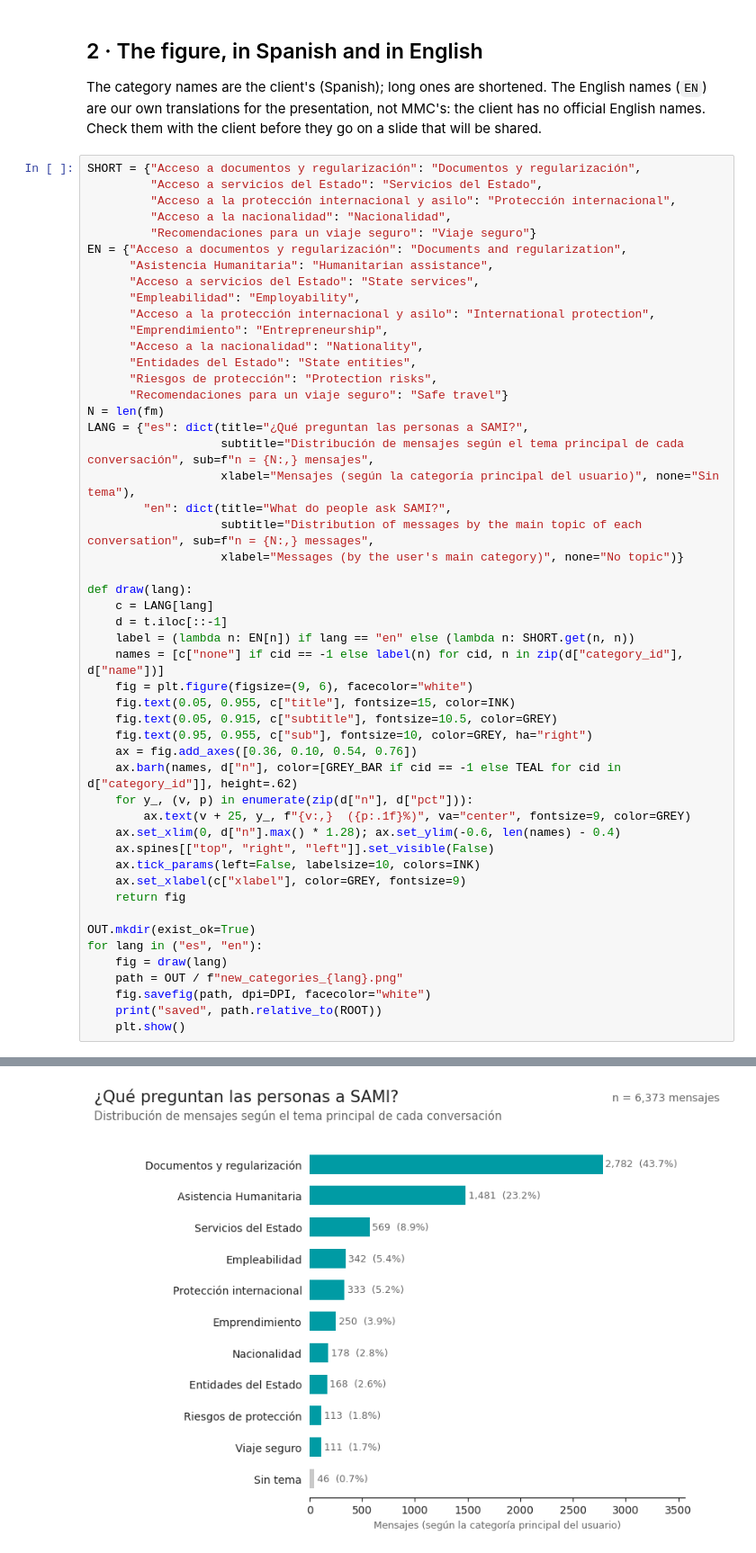
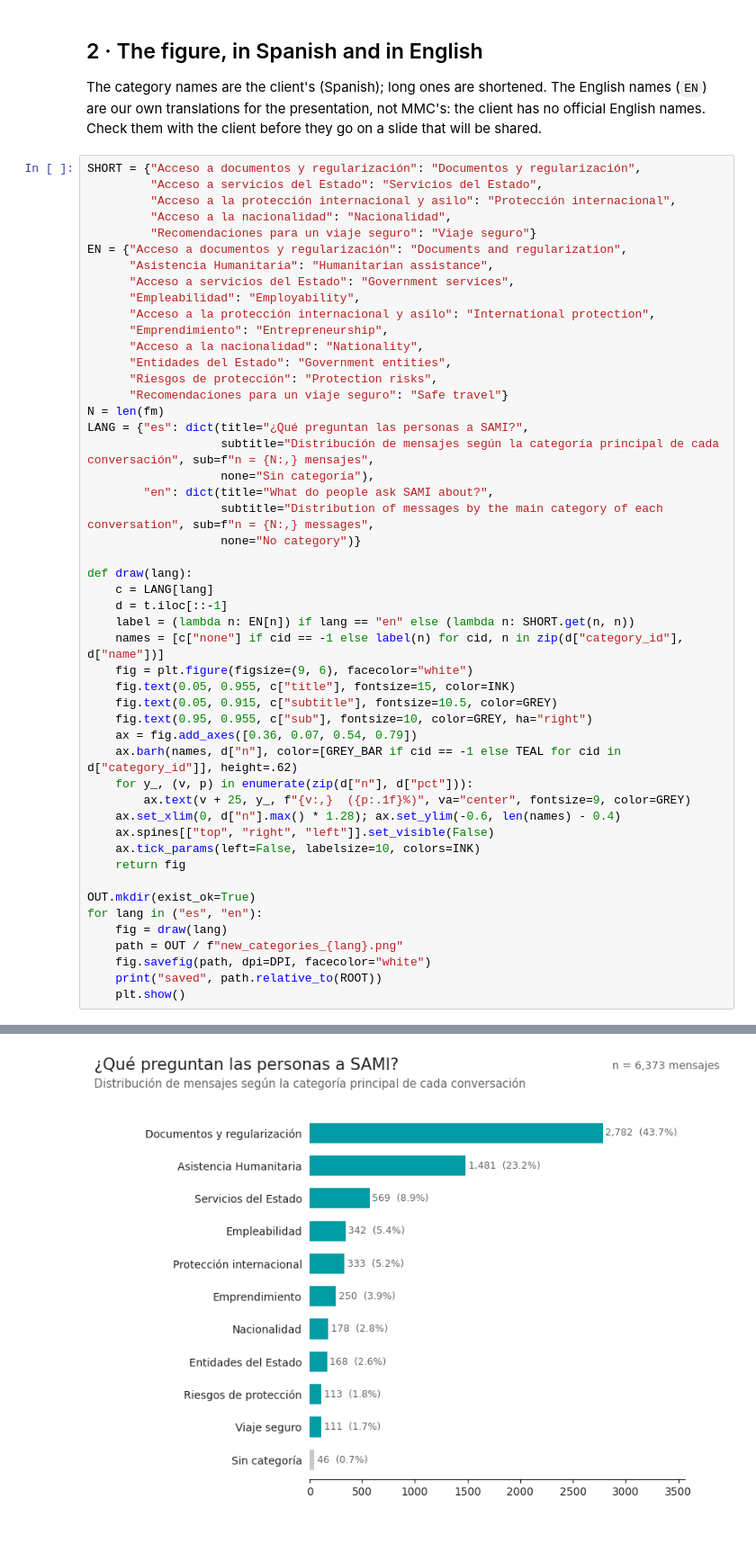
Before and after one commit to DiversaStudio/chatbot_methodology_mmc, a Jupyter notebook: notebooks/07_new_categories_figures.ipynb, the cells around one changed output, grey strips where cells are left out. Shown at 90% size. Drawn from its saved outputs; the diff is of its cells as text.

```diff
--- a/notebooks/07_new_categories_figures.ipynb
+++ b/notebooks/07_new_categories_figures.ipynb
@@ -81,49 +81,48 @@ SHORT = {"Acceso a documentos y regularización": "Documentos y regularización"
          "Recomendaciones para un viaje seguro": "Viaje seguro"}
 EN = {"Acceso a documentos y regularización": "Documents and regularization",
       "Asistencia Humanitaria": "Humanitarian assistance",
-      "Acceso a servicios del Estado": "State services",
+      "Acceso a servicios del Estado": "Government services",
       "Empleabilidad": "Employability",
       "Acceso a la protección internacional y asilo": "International protection",
       "Emprendimiento": "Entrepreneurship",
       "Acceso a la nacionalidad": "Nationality",
-      "Entidades del Estado": "State entities",
+      "Entidades del Estado": "Government entities",
       "Riesgos de protección": "Protection risks",
       "Recomendaciones para un viaje seguro": "Safe travel"}
 N = len(fm)
 LANG = {"es": dict(title="¿Qué preguntan las personas a SAMI?",
-                   subtitle="Distribución de mensajes según el tema principal de cada conversación", sub=f"n = {N:,} mensajes",
-                   xlabel="Mensajes (según la categoría principal del usuario)", none="Sin tema"),
-        "en": dict(title="What do people ask SAMI?",
-                   subtitle="Distribution of messages by the main topic of each conversation", sub=f"n = {N:,} messages",
-                   xlabel="Messages (by the user's main category)", none="No topic")}
+                   subtitle="Distribución de mensajes según la categoría principal de cada conversación", sub=f"n = {N:,} mensajes",
+                   none="Sin categoría"),
+        "en": dict(title="What do people ask SAMI about?",
+                   subtitle="Distribution of messages by the main category of each conversation", sub=f"n = {N:,} messages",
+                   none="No category")}
 
 def draw(lang):
     c = LANG[lang]
     d = t.iloc[::-1]
     label = (lambda n: EN[n]) if lang == "en" else (lambda n: SHORT.get(n, n))
     names = [c["none"] if cid == -1 else label(n) for cid, n in zip(d["category_id"], d["name"])]
     fig = plt.figure(figsize=(9, 6), facecolor="white")
     fig.text(0.05, 0.955, c["title"], fontsize=15, color=INK)
     fig.text(0.05, 0.915, c["subtitle"], fontsize=10.5, color=GREY)
     fig.text(0.95, 0.955, c["sub"], fontsize=10, color=GREY, ha="right")
-    ax = fig.add_axes([0.36, 0.10, 0.54, 0.76])
+    ax = fig.add_axes([0.36, 0.07, 0.54, 0.79])
     ax.barh(names, d["n"], color=[GREY_BAR if cid == -1 else TEAL for cid in d["category_id"]], height=.62)
     for y_, (v, p) in enumerate(zip(d["n"], d["pct"])):
         ax.text(v + 25, y_, f"{v:,}  ({p:.1f}%)", va="center", fontsize=9, color=GREY)
     ax.set_xlim(0, d["n"].max() * 1.28); ax.set_ylim(-0.6, len(names) - 0.4)
     ax.spines[["top", "right", "left"]].set_visible(False)
     ax.tick_params(left=False, labelsize=10, colors=INK)
-    ax.set_xlabel(c["xlabel"], color=GREY, fontsize=9)
     return fig
 
 OUT.mkdir(exist_ok=True)
 for lang in ("es", "en"):
     fig = draw(lang)
     path = OUT / f"new_categories_{lang}.png"
     fig.savefig(path, dpi=DPI, facecolor="white")
     print("saved", path.relative_to(ROOT))
     plt.show()
 # %% [output]
 saved docs/new_categories_es.png
-[figure, old version]
+[figure, new version]
 saved docs/new_categories_en.png
```
Also changed, not shown: parts of 2 cells of this notebook.
